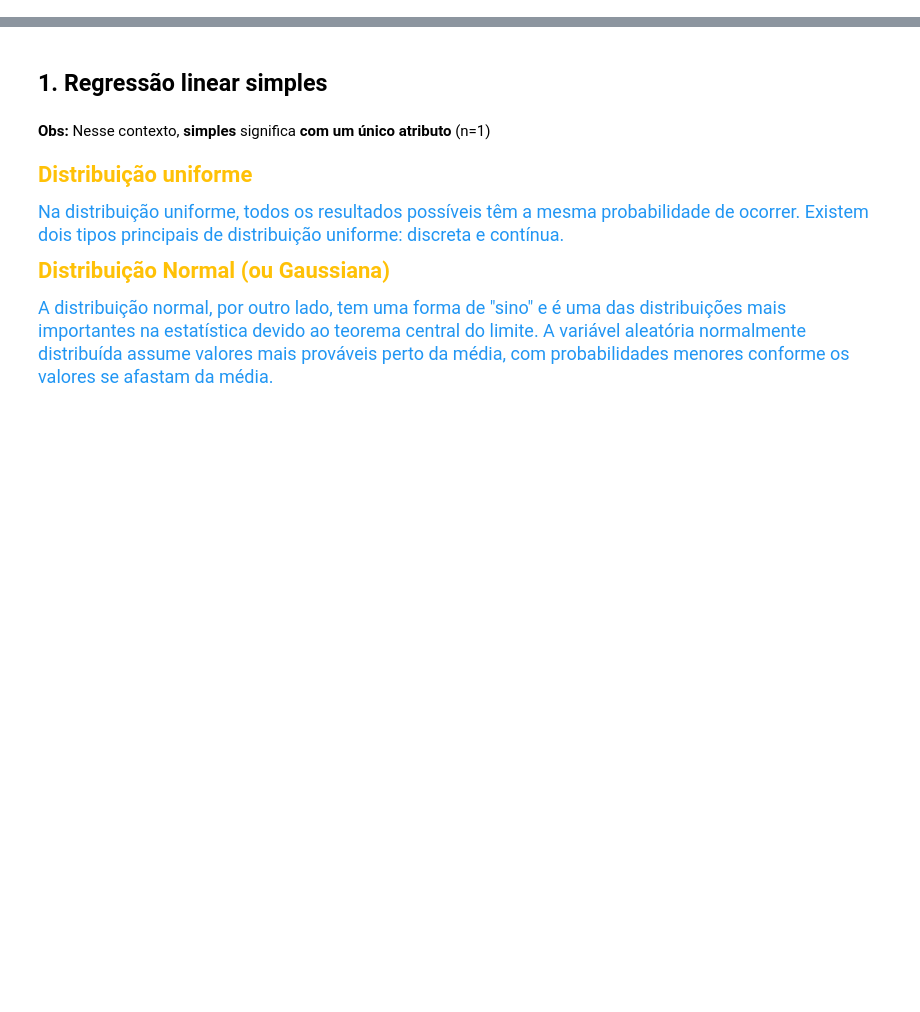
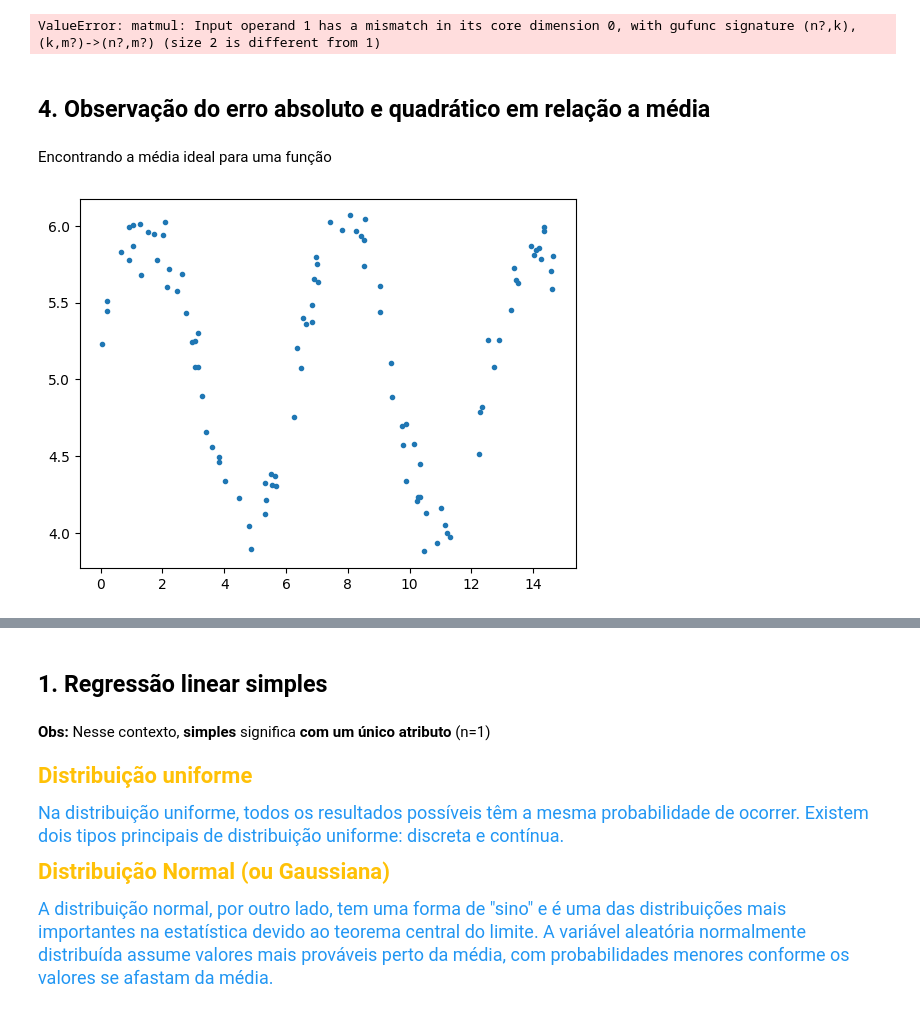
Before and after one commit to AriBarrosFilho/Aprendizado_Maquina, a Jupyter notebook: 02 - Regressão Linear/2-regressao-linear.ipynb, the cells around one changed output, grey strips where cells are left out. Drawn from its saved outputs; the diff is of its cells as text; code cells hidden in the pictures; blank space fills up the shorter version.

```diff
--- a/02 - Regressão Linear/2-regressao-linear.ipynb
+++ b/02 - Regressão Linear/2-regressao-linear.ipynb
@@ -0,0 +431,79 @@
+# %%
+import numpy as np
+import plotly.graph_objects as go
+
+resolucao = 50
+
+# Geração da grade de pesos (w0 e w1)
+w0 = np.linspace(-100, 100, resolucao)
+w1 = np.linspace(-3, 3, resolucao)
+W0, W1 = np.meshgrid(w0, w1)
+
+# Calculando a função de custo J(w0, w1)
+Z = np.zeros_like(W0)
+
+# Para cada par (w0, w1), calcula o erro quadrático médio
+for i in range(W0.shape[0]):
+    for j in range(W0.shape[1]):
+        w = np.array([W0[i, j], W1[i, j]])
+        y_pred = X @ w
+        Z[i, j] = np.sum((y_pred - y) ** 2)
+
+# Coordenadas do menor valor
+coordenadas = np.unravel_index(np.argmin(Z), Z.shape)
+
+i_min, j_min = coordenadas
+x_min = W0[i_min, j_min]
+y_min = W1[i_min, j_min]
+z_min = Z[i_min, j_min]
+
+# Gráfico 3D da função de custo com ponto mínimo
+fig = go.Figure()
+
+# Superfície da função de custo
+fig.add_trace(go.Surface(z=Z, x=W0, y=W1, colorscale='Viridis', opacity=0.9))
+
+# Ponto do menor valor
+fig.add_trace(go.Scatter3d(
+    x=[x_min],
+    y=[y_min],
+    z=[z_min],
+    mode='markers',
+    marker=dict(size=6, color='red'),
+    name='Mínimo'
+))
+
+print("w0", x_min)
+print("w1", y_min)
+print("Erro", z_min)
+
+fig.update_layout(title='Função de Custo J(w0, w1)',
+                  scene=dict(
+                      xaxis_title='w0',
+                      yaxis_title='w1',
+                      zaxis_title='Custo'
+                  ))
+fig.show()
+# %% [output]
+ValueError: matmul: Input operand 1 has a mismatch in its core dimension 0, with gufunc signature (n?,k),(k,m?)->(n?,m?) (size 2 is different from 1)
+# %% [markdown]
+## 4. Observação do erro absoluto e quadrático em relação a média
+# %% [markdown]
+Encontrando a média ideal para uma função
+# %%
+# Determinando a quantidade de amostras
+quantidade_amostras = 100
+
+# Definindo a distribuição dos dados
+x = np.random.uniform(low = 0, high = 15, size = quantidade_amostras)
+y = (5 + np.sin(x) + np.random.normal(loc = 0, scale = 0.15, size = quantidade_amostras))
+
+# Transformando em vetor coluna
+x = x.reshape(-1, 1)
+y = y.reshape(-1, 1)
+
+# Apresenta o gráfico
+plt.scatter(x = x, y = y, marker = ".")
+plt.show()
+# %% [output]
+[figure, added]
```
Also changed, not shown: parts of 73 cells of this notebook, 3 other files.
